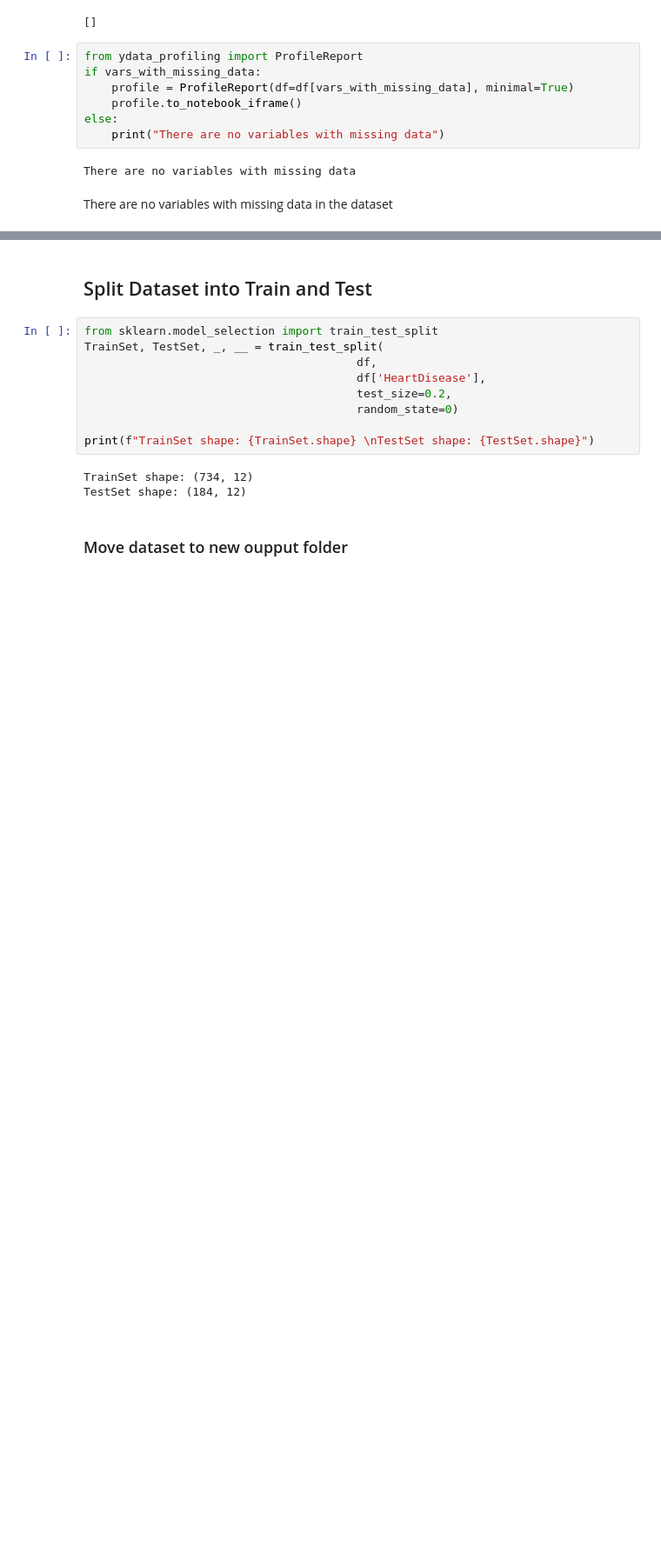
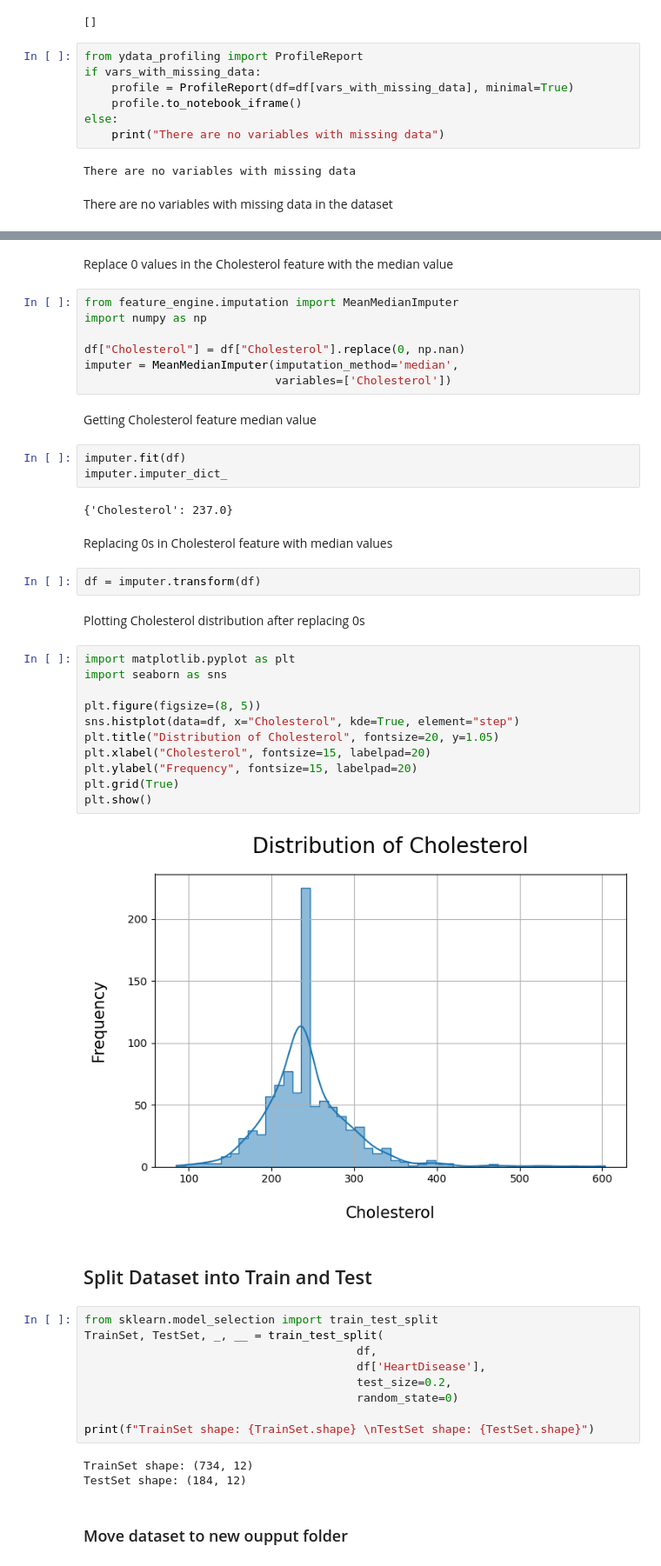
Before and after one commit to AngeloGaeta1990/Heart_attack_risk, a Jupyter notebook: jupyer_notebooks/DataCleaning.ipynb, the cells around one changed output, grey strips where cells are left out. Shown at 87% size. Drawn from its saved outputs; the diff is of its cells as text; blank space fills up the shorter version.

Commit message:
feat: Cholesterol missing values imputer

```diff
--- a/jupyer_notebooks/DataCleaning.ipynb
+++ b/jupyer_notebooks/DataCleaning.ipynb
@@ -68,3 +101,38 @@ There are no variables with missing data in the dataset
+# %% [markdown]
+Replace 0 values in the Cholesterol feature with the median value
+# %%
+from feature_engine.imputation import MeanMedianImputer
+import numpy as np
+
+df["Cholesterol"] = df["Cholesterol"].replace(0, np.nan)
+imputer = MeanMedianImputer(imputation_method='median',
+                            variables=['Cholesterol'])
+# %% [markdown]
+Getting Cholesterol feature median value
+# %%
+imputer.fit(df)
+imputer.imputer_dict_
+# %% [output]
+{'Cholesterol': 237.0}
+# %% [markdown]
+Replacing 0s in Cholesterol feature with median values
+# %%
+df = imputer.transform(df)
+# %% [markdown]
+Plotting Cholesterol distribution after replacing 0s
+# %%
+import matplotlib.pyplot as plt
+import seaborn as sns
+
+plt.figure(figsize=(8, 5))
+sns.histplot(data=df, x="Cholesterol", kde=True, element="step")
+plt.title("Distribution of Cholesterol", fontsize=20, y=1.05)
+plt.xlabel("Cholesterol", fontsize=15, labelpad=20)
+plt.ylabel("Frequency", fontsize=15, labelpad=20)
+plt.grid(True)
+plt.show()
+# %% [output]
+[figure, added]
 # %% [markdown]
 ## Split Dataset into Train and Test
 # %%
```
Also changed, not shown: parts of 6 cells of this notebook, 3 other files.
